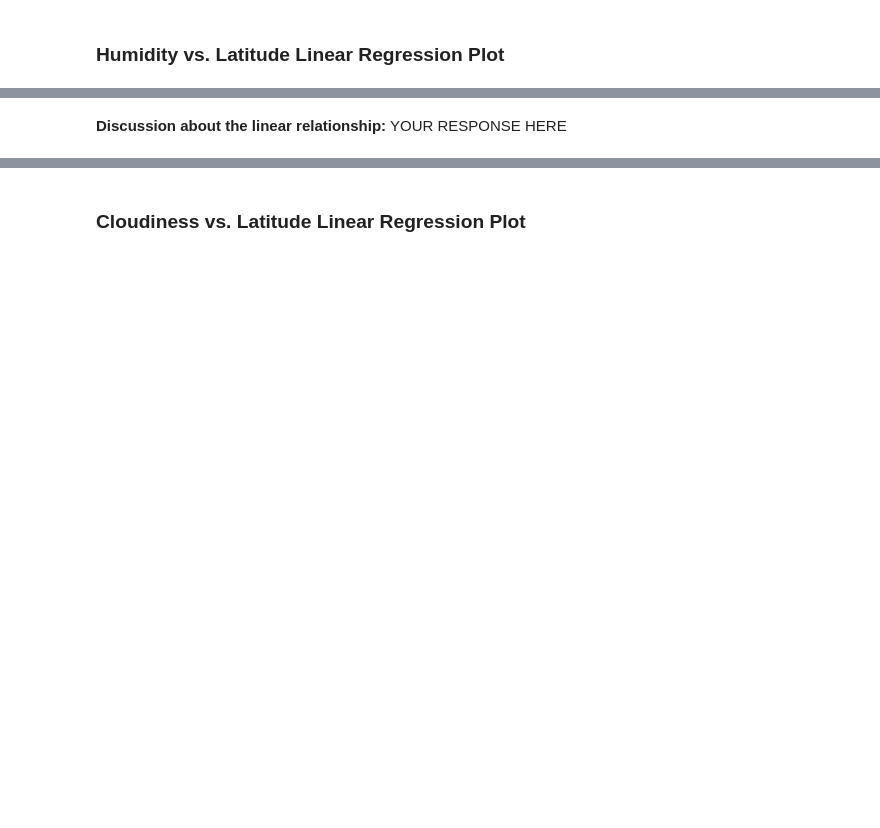
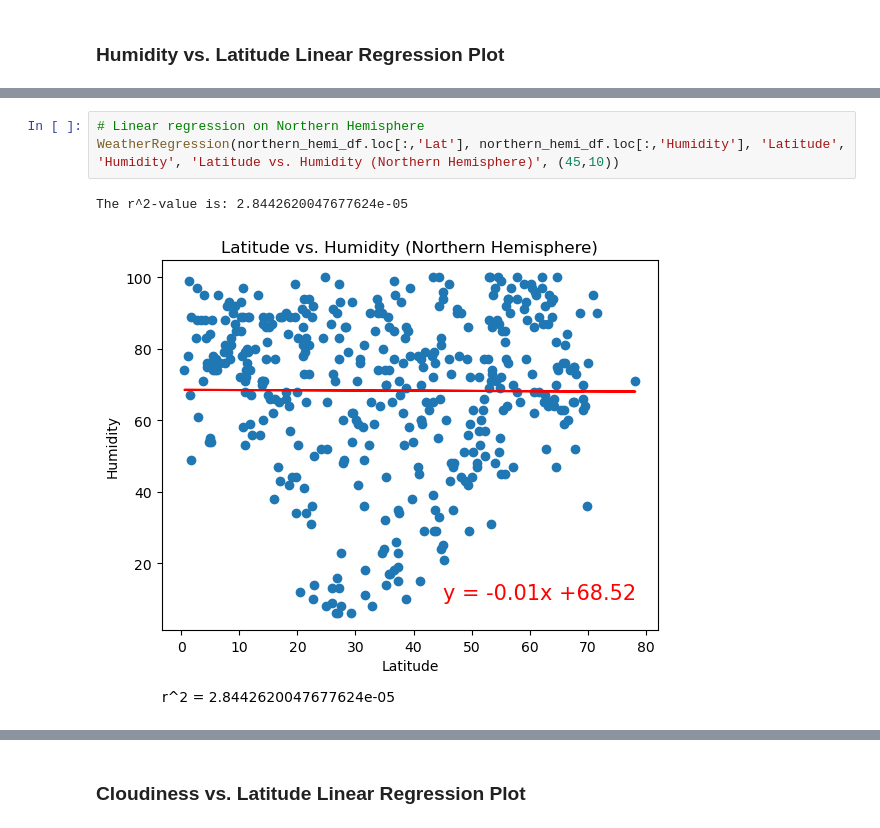
Before and after one commit to ZaneHuttinga/python-api-challenge, a Jupyter notebook: WeatherPy/WeatherPy.ipynb, the cells around one changed output, grey strips where cells are left out. Cells and saved outputs as stored; diff of their text form; blank space fills up the shorter version.

```diff
--- a/WeatherPy/WeatherPy.ipynb
+++ b/WeatherPy/WeatherPy.ipynb
@@ -359,2 +352,6 @@ The r^2-value is: 0.00014367159540169783
-# %% [markdown]
-**Discussion about the linear relationship:** YOUR RESPONSE HERE
+# %%
+# Linear regression on Northern Hemisphere
+WeatherRegression(northern_hemi_df.loc[:,'Lat'], northern_hemi_df.loc[:,'Humidity'], 'Latitude', 'Humidity', 'Latitude vs. Humidity (Northern Hemisphere)', (45,10))
+# %% [output]
+The r^2-value is: 2.8442620047677624e-05
+[figure, added]
```
Also changed, not shown: parts of 21 cells of this notebook.
